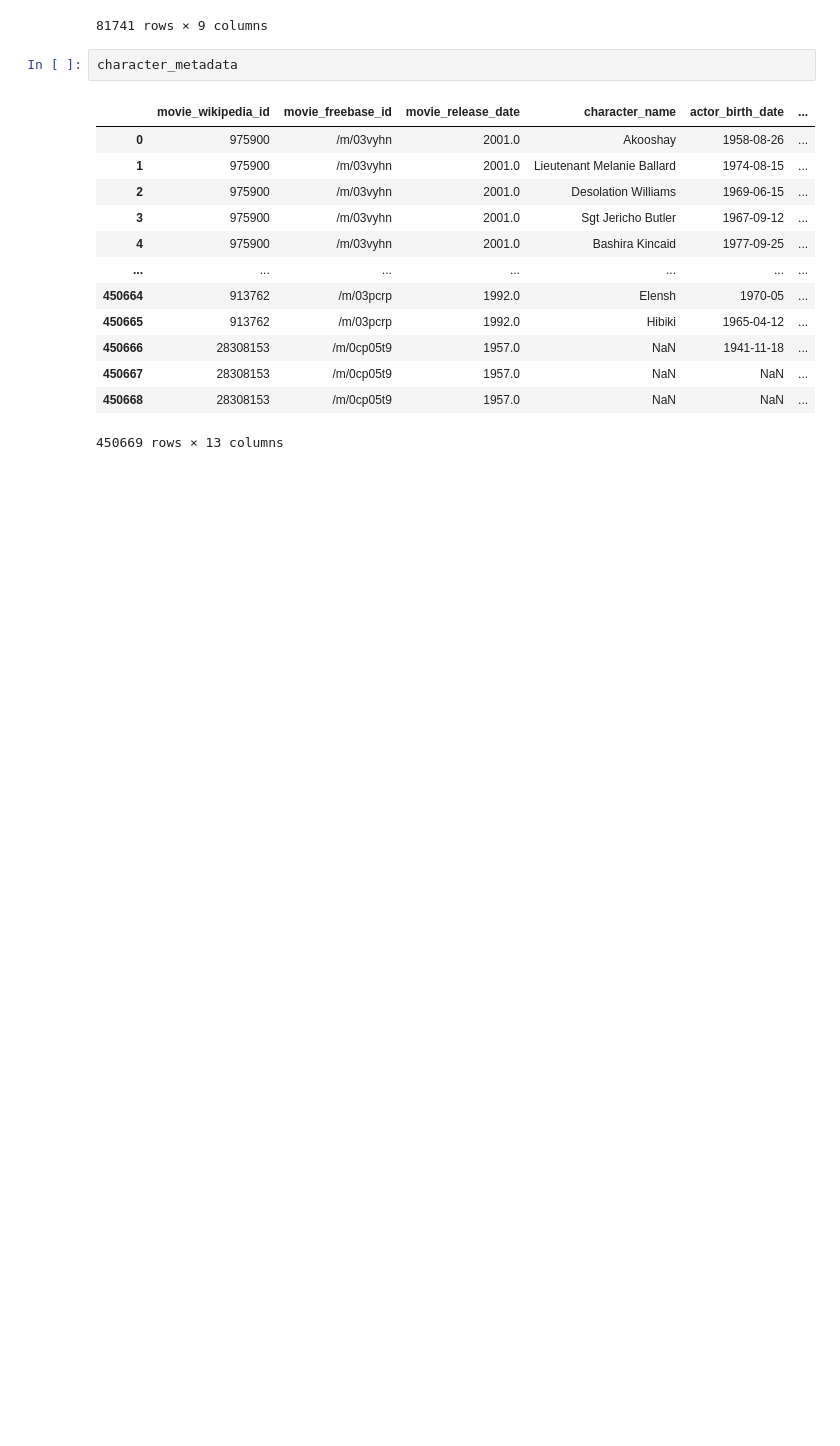
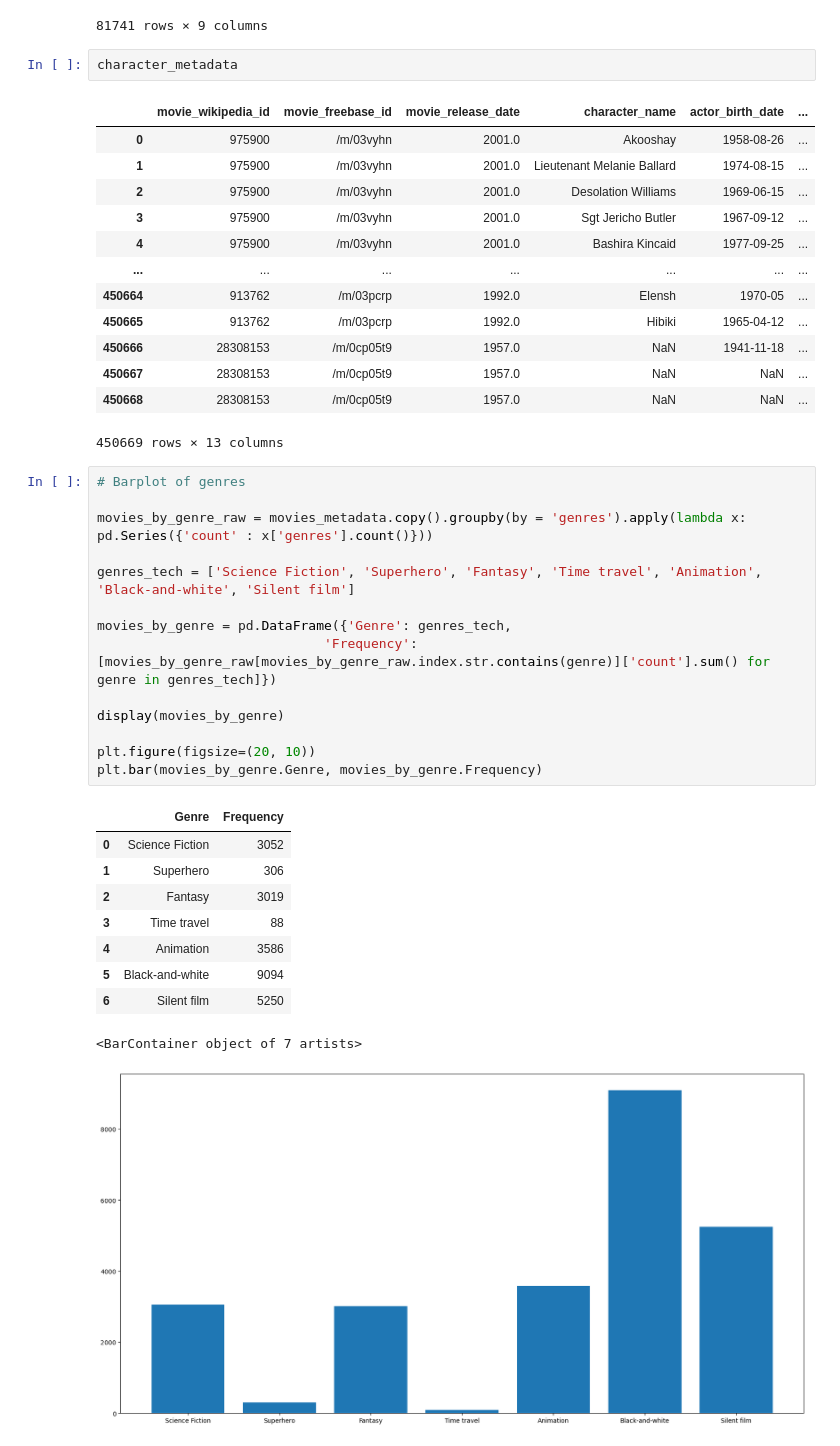
Before and after one commit to epfl-ada/ada-2023-project-adacalypse, a Jupyter notebook: visualization.ipynb, the cells around one changed output. Cells and saved outputs as stored; diff of their text form; blank space fills up the shorter version.

Commit message:
evolution of genres

```diff
--- a/visualization.ipynb
+++ b/visualization.ipynb
@@ -48,3 +48,28 @@ character_metadata
 | 450667 | 28308153 | /m/0cp05t9 | 1957.0 | NaN | NaN | ... |
 | 450668 | 28308153 | /m/0cp05t9 | 1957.0 | NaN | NaN | ... |
 450669 rows × 13 columns
+# %%
+# Barplot of genres
+
+movies_by_genre_raw = movies_metadata.copy().groupby(by = 'genres').apply(lambda x: pd.Series({'count' : x['genres'].count()}))
+
+genres_tech = ['Science Fiction', 'Superhero', 'Fantasy', 'Time travel', 'Animation', 'Black-and-white', 'Silent film']
+
+movies_by_genre = pd.DataFrame({'Genre': genres_tech,
+                             'Frequency': [movies_by_genre_raw[movies_by_genre_raw.index.str.contains(genre)]['count'].sum() for genre in genres_tech]})
+
+display(movies_by_genre)
+
+plt.figure(figsize=(20, 10))
+plt.bar(movies_by_genre.Genre, movies_by_genre.Frequency)
+# %% [output]
+|  | Genre | Frequency |
+| 0 | Science Fiction | 3052 |
+| 1 | Superhero | 306 |
+| 2 | Fantasy | 3019 |
+| 3 | Time travel | 88 |
+| 4 | Animation | 3586 |
+| 5 | Black-and-white | 9094 |
+| 6 | Silent film | 5250 |
+<BarContainer object of 7 artists>
+[figure, added]
```
Also changed, not shown: parts of 1 cell of this notebook.
